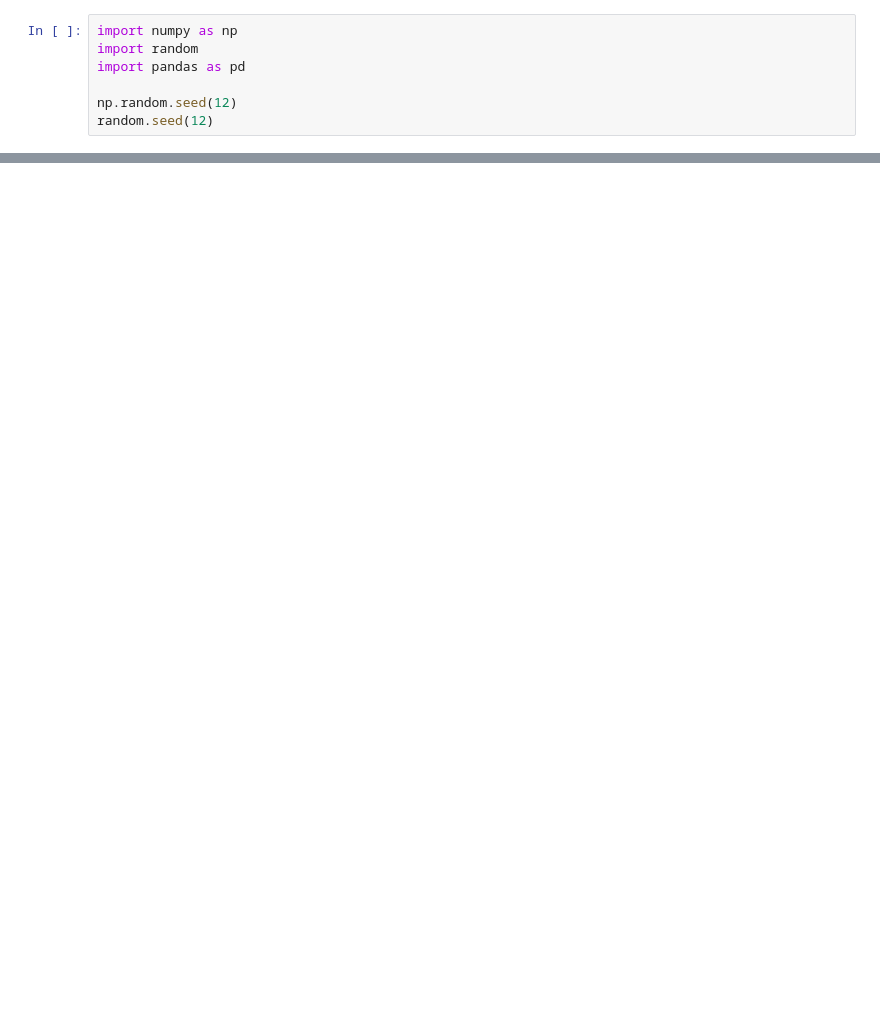
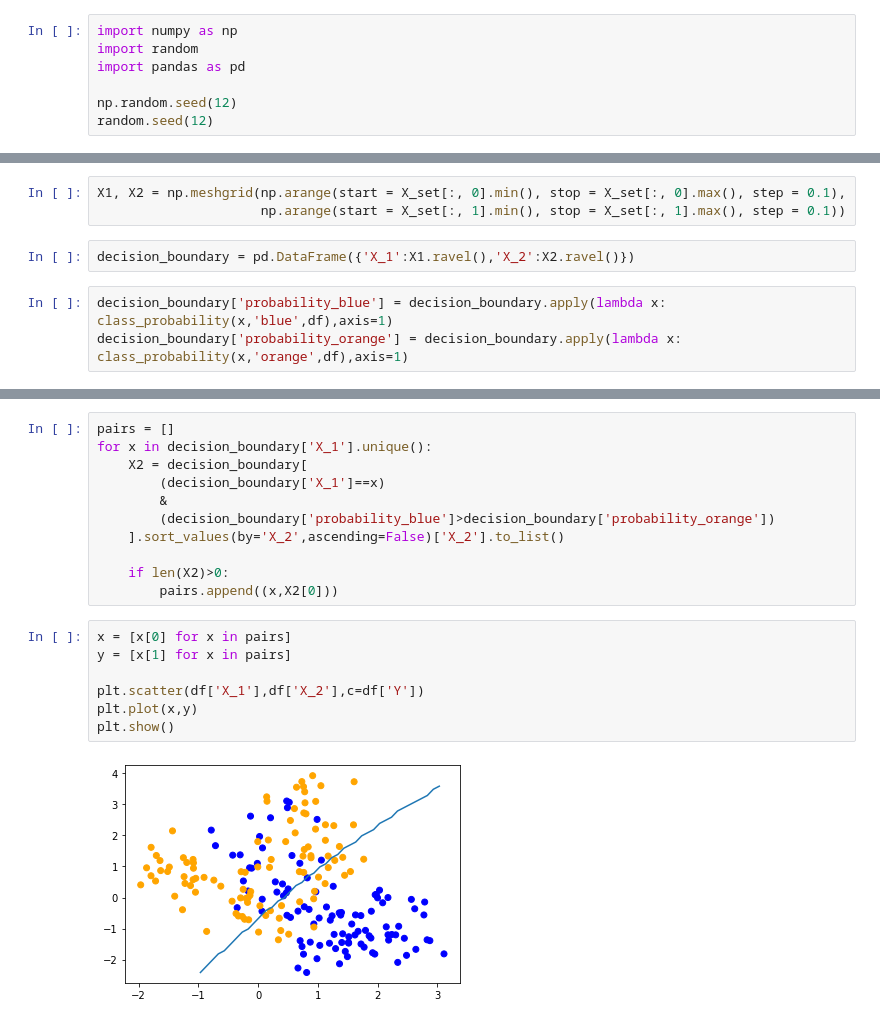
Before and after one commit to schlinkertc/Elements-of-Statistical-Learning, a Jupyter notebook: examples.ipynb, the cells around one changed output, grey strips where cells are left out. Drawn from its saved outputs; the diff is of its cells as text; blank space fills up the shorter version.

```diff
--- a/examples.ipynb
+++ b/examples.ipynb
@@ -80,0 +119,8 @@ array([], dtype=float64)
+# %%
+X1, X2 = np.meshgrid(np.arange(start = X_set[:, 0].min(), stop = X_set[:, 0].max(), step = 0.1),
+                     np.arange(start = X_set[:, 1].min(), stop = X_set[:, 1].max(), step = 0.1))
+# %%
+decision_boundary = pd.DataFrame({'X_1':X1.ravel(),'X_2':X2.ravel()})
+# %%
+decision_boundary['probability_blue'] = decision_boundary.apply(lambda x: class_probability(x,'blue',df),axis=1)
+decision_boundary['probability_orange'] = decision_boundary.apply(lambda x: class_probability(x,'orange',df),axis=1)
@@ -80,0 +143,20 @@ array([], dtype=float64)
+# %%
+pairs = []
+for x in decision_boundary['X_1'].unique():
+    X2 = decision_boundary[
+        (decision_boundary['X_1']==x)
+        &
+        (decision_boundary['probability_blue']>decision_boundary['probability_orange'])
+    ].sort_values(by='X_2',ascending=False)['X_2'].to_list()
+
+    if len(X2)>0:
+        pairs.append((x,X2[0]))
+# %%
+x = [x[0] for x in pairs]
+y = [x[1] for x in pairs]
+
+plt.scatter(df['X_1'],df['X_2'],c=df['Y'])
+plt.plot(x,y)
+plt.show()
+# %% [output]
+[figure, added]
```
Also changed, not shown: parts of 20 cells of this notebook.
